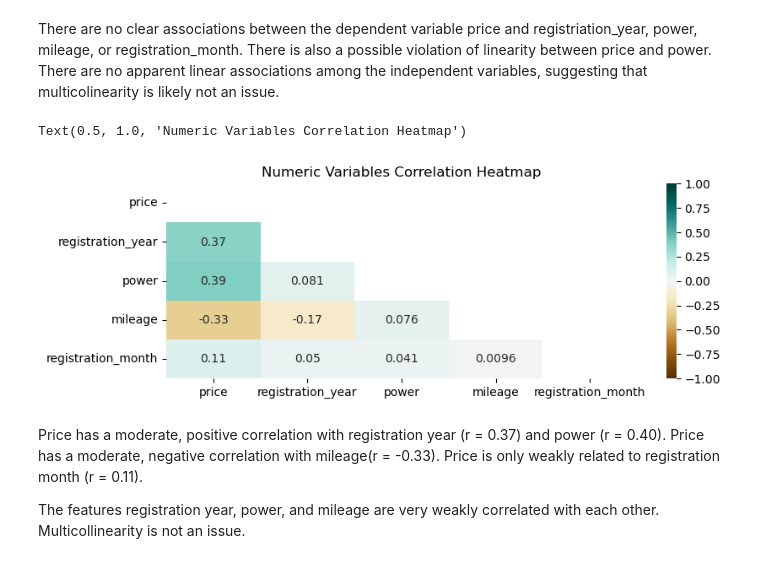
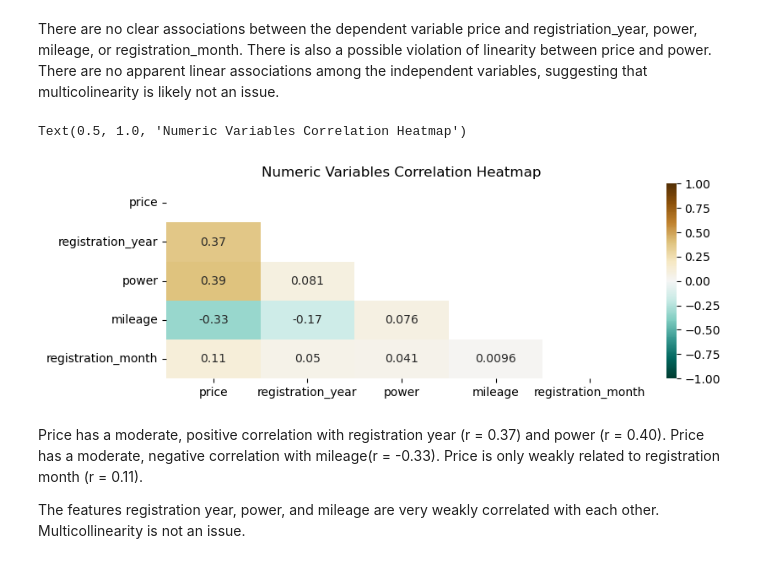
Before and after one commit to kellyshreeve/predicting-used-car-price, a Jupyter notebook: car_price_analysis.ipynb, the cells around one changed output. Cells and saved outputs as stored; diff of their text form; code cells hidden in the pictures.

```diff
--- a/car_price_analysis.ipynb
+++ b/car_price_analysis.ipynb
@@ -913,16 +913,16 @@ There are no clear associations between the dependent variable price and registr
 # %%
 # Correlation matrix
 corr_matrix = cars[cols_numeric].corr()
 corr_triangle = np.triu(np.ones_like(corr_matrix))
 
 # Correlation heatmap
 plt.figure(figsize=(9, 3))
 heatmap = sns.heatmap(corr_matrix, mask=corr_triangle, vmin=-1, vmax=1,
-            annot=True, cmap='BrBG')
+            annot=True, cmap='BrBG_r')
 heatmap.set_title('Numeric Variables Correlation Heatmap')
 # %% [output]
 Text(0.5, 1.0, 'Numeric Variables Correlation Heatmap')
-[figure, old version]
+[figure, new version]
 # %% [markdown]
 Price has a moderate, positive correlation with registration year (r = 0.37) and power (r = 0.40). Price has a moderate, negative correlation with mileage(r = -0.33). Price is only weakly related to registration month (r = 0.11).
 
```
Also changed, not shown: parts of 1 cell of this notebook.
